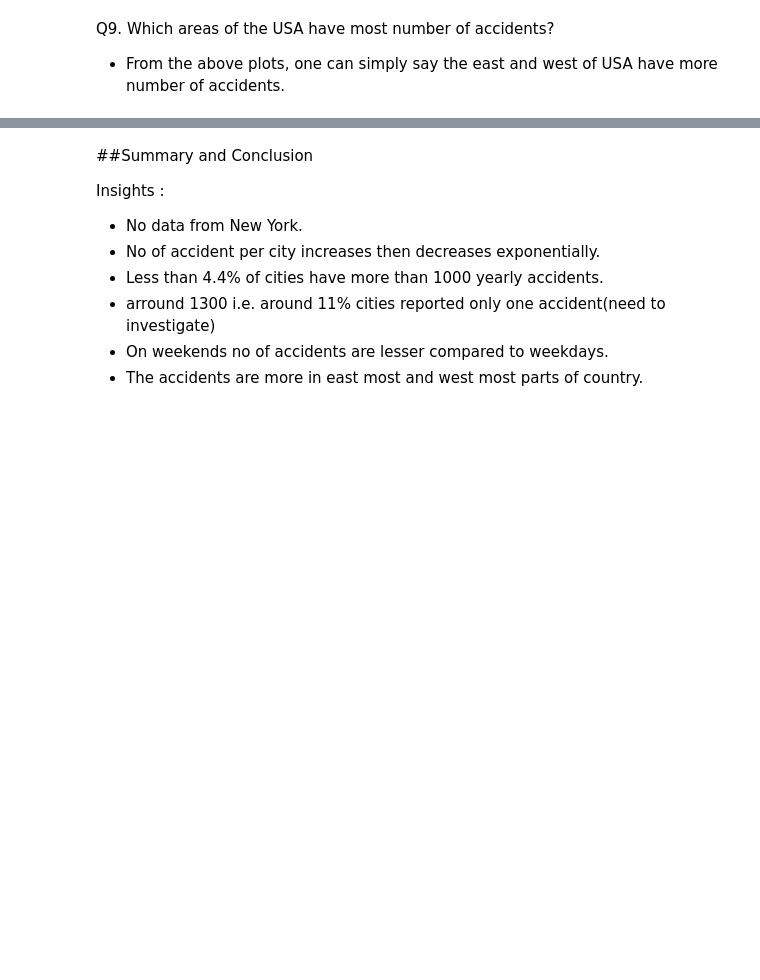
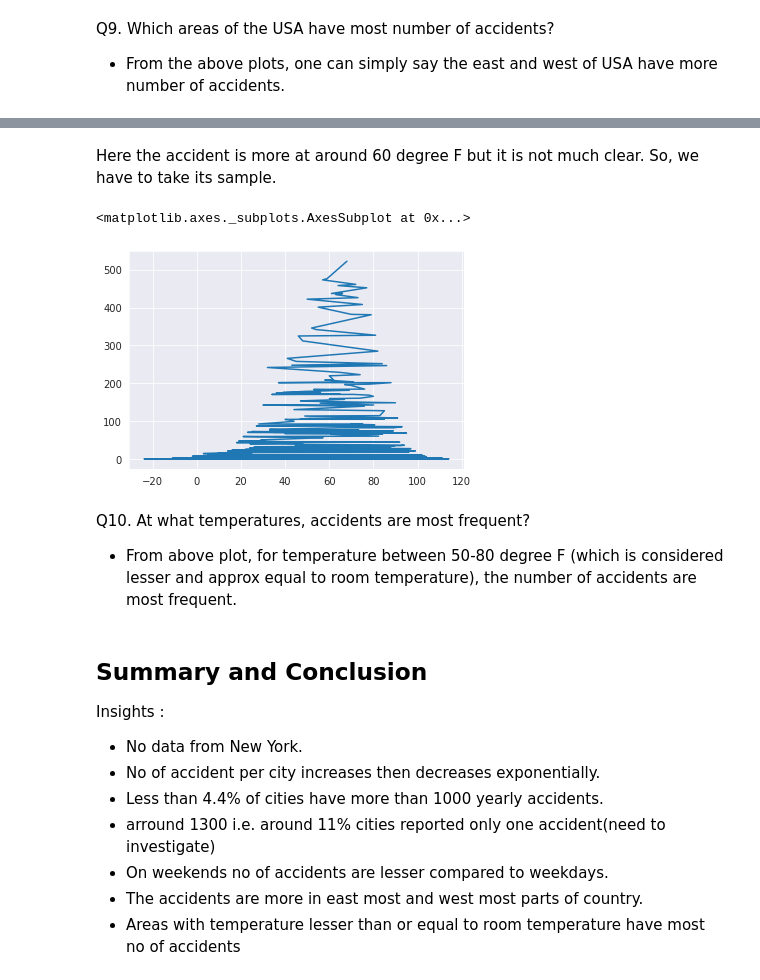
Before and after one commit to Nishant1972/EDA-project, a Jupyter notebook: us_accident_data_analysis.ipynb, the cells around one changed output, grey strips where cells are left out. Saved outputs shown, nothing was run; the diff lists cells and outputs as text; code cells hidden in the pictures; blank space fills up the shorter version.

```diff
--- a/us_accident_data_analysis.ipynb
+++ b/us_accident_data_analysis.ipynb
@@ -501,5 +525,18 @@ Q9. Which areas of the USA have most number of accidents?
+# %% [markdown]
+Here the accident is more at around 60 degree F but it is not much clear. So, we have to take its sample.
+# %%
+sample_df = df.sample(int(0.008 * len(df)))
+accident_by_temp = sample_df['Temperature(F)'].value_counts()
+accident_by_temp.plot()
+# %% [output]
+<matplotlib.axes._subplots.AxesSubplot at 0x...>
+[figure, added]
+# %% [markdown]
+Q10. At what temperatures, accidents are most frequent?
+
+- From above plot, for temperature between 50-80 degree F  (which is considered lesser and approx equal to room temperature), the number of accidents are most frequent.
 # %% [markdown]
-##Summary and Conclusion
+## Summary and Conclusion
 
 Insights :
 * No data from New York.
@@ -508,3 +545,4 @@ Insights :
 * arround 1300 i.e. around 11% cities reported only one accident(need to investigate)
 * On weekends no of accidents are lesser compared to weekdays.
 * The accidents are more in east most and west most parts of country.
+* Areas with temperature lesser than or equal to room temperature have most no of accidents
```
Also changed, not shown: parts of 4 cells of this notebook.
